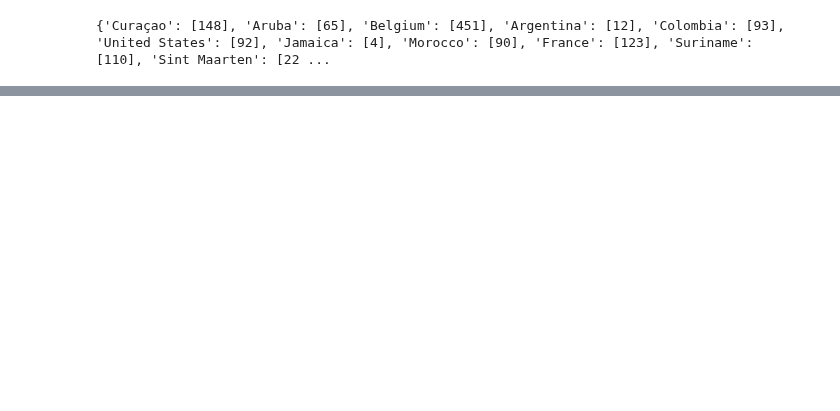
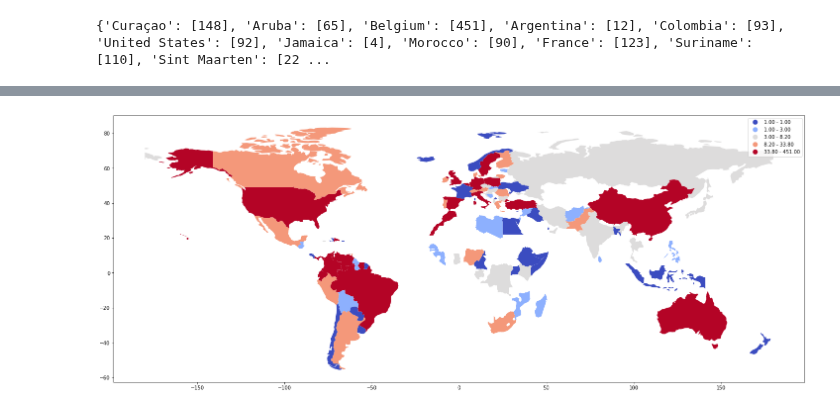
Before and after one commit to bloemetjesgordijn/Master-thesis, a Jupyter notebook: Results & Visualization.ipynb, the cells around one changed output, grey strips where cells are left out. Saved outputs shown, nothing was run; the diff lists cells and outputs as text; code cells hidden in the pictures; blank space fills up the shorter version.

```diff
--- a/Results & Visualization.ipynb
+++ b/Results & Visualization.ipynb
@@ -106,4 +102,0 @@ choropleth_df
-# %%
-vectorcounts['THA'] = vectorcounts['Russia']
-# %%
-vectorcounts = {'Russia': [4]}
@@ -110,3 +117,21 @@ vectorcounts = {'Russia': [4]}
+# %%
+choropleth_df.at[choropleth_df['country'] == 'Sint Maarten', 'code'] = 'SXM'
+choropleth_df.at[choropleth_df['country'] == 'Russia', 'code'] = 'RUS'
+choropleth_df.at[choropleth_df['country'] == 'The Gambia', 'code'] = 'GAB'
+choropleth_df.at[choropleth_df['country'] == 'Venezuela', 'code'] = 'VEN'
+choropleth_df.at[choropleth_df['country'] == 'Bolivia', 'code'] = 'BOL'
+choropleth_df.at[choropleth_df['country'] == 'Syria', 'code'] = 'SYR'
+choropleth_df.at[choropleth_df['country'] == 'Iran', 'code'] = 'IRN'
+choropleth_df.at[choropleth_df['country'] == 'Caribbean Netherlands', 'code'] = 'BES'
+choropleth_df.at[choropleth_df['country'] == 'Kosovo', 'code'] = '-99'
+choropleth_df.at[choropleth_df['country'] == 'Cape Verde', 'code'] = 'CPV'
+choropleth_df.at[choropleth_df['country'] == 'Democratic Republic of the Congo', 'code'] = 'COD'
+choropleth_df.at[choropleth_df['country'] == 'British Virgin Islands', 'code'] = 'VGB'
+
+choropleth_df['code']['Sint Maarten'] = 'SXM'
+for index, row in choropleth_df.iterrows():
+    if row['code'] == 'Unknown code':
+        print(row['country'])
 # %%
 import plotly.express as px
 import numpy as np
@@ -190,0 +200,20 @@ fig.show()
+# %%
+from geopandas import GeoDataFrame
+import mapclassify
+import geopandas
+import descartes
+
+world = geopandas.read_file(geopandas.datasets.get_path('naturalearth_lowres'))
+world = world.rename(columns={'iso_a3': 'code'})
+merged = pd.merge(choropleth_df, world, on='code', how='inner')
+merged = GeoDataFrame(merged)
+# plot confirmed cases world map
+merged.plot(column='count', scheme="quantiles",
+           figsize=(25, 20),
+           legend=True,cmap='coolwarm')
+# add countries names and numbers
+# for i in range(0,10):
+#     plt.text(float(merge.longitude[i]),float(merge.latitude[i]),"{}\n{}".format(merge.name[i],merge.Confirmed_Cases[i]),size=10)
+plt.show()
+# %% [output]
+[figure, added]
```
Also changed, not shown: parts of 12 cells of this notebook, 1 other file.
